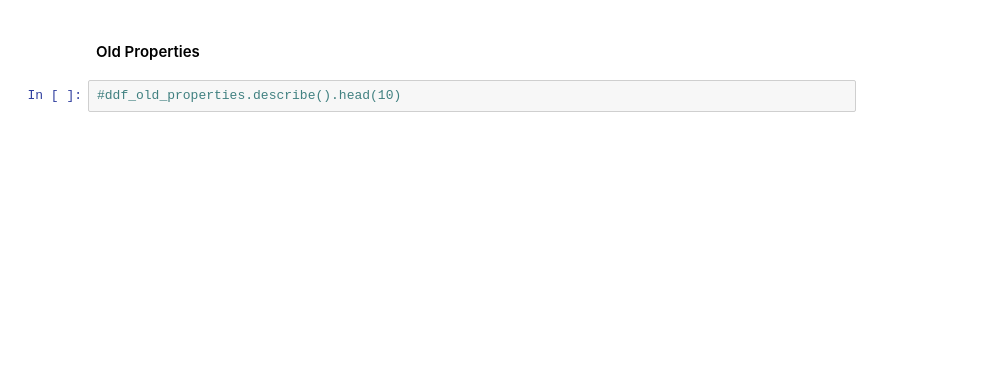
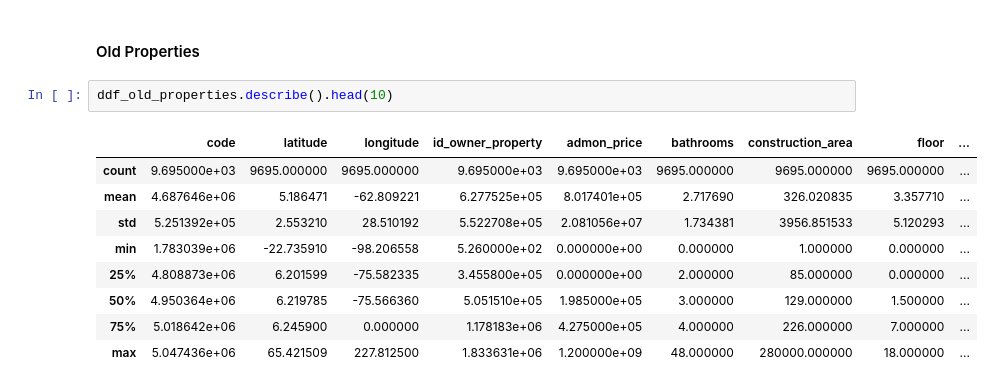
Before and after one commit to stivenramireza/anutibara-web-scraping, a Jupyter notebook: data-cleaning/data_preparation.ipynb, the cells around one changed output. Saved outputs shown, nothing was run; the diff lists cells and outputs as text; blank space fills up the shorter version.

```diff
--- a/data-cleaning/data_preparation.ipynb
+++ b/data-cleaning/data_preparation.ipynb
@@ -280,4 +277,14 @@ ValueError: The columns in the computed data do not match the columns in the pro
 # %% [markdown]
 #### Old Properties
 # %%
-#ddf_old_properties.describe().head(10)
+ddf_old_properties.describe().head(10)
+# %% [output]
+|  | code | latitude | longitude | id_owner_property | admon_price | bathrooms | construction_area | floor | ... |
+| count | 9.695000e+03 | 9695.000000 | 9695.000000 | 9.695000e+03 | 9.695000e+03 | 9695.000000 | 9695.000000 | 9695.000000 | ... |
+| mean | 4.687646e+06 | 5.186471 | -62.809221 | 6.277525e+05 | 8.017401e+05 | 2.717690 | 326.020835 | 3.357710 | ... |
+| std | 5.251392e+05 | 2.553210 | 28.510192 | 5.522708e+05 | 2.081056e+07 | 1.734381 | 3956.851533 | 5.120293 | ... |
+| min | 1.783039e+06 | -22.735910 | -98.206558 | 5.260000e+02 | 0.000000e+00 | 0.000000 | 1.000000 | 0.000000 | ... |
+| 25% | 4.808873e+06 | 6.201599 | -75.582335 | 3.455800e+05 | 0.000000e+00 | 2.000000 | 85.000000 | 0.000000 | ... |
+| 50% | 4.950364e+06 | 6.219785 | -75.566360 | 5.051510e+05 | 1.985000e+05 | 3.000000 | 129.000000 | 1.500000 | ... |
+| 75% | 5.018642e+06 | 6.245900 | 0.000000 | 1.178183e+06 | 4.275000e+05 | 4.000000 | 226.000000 | 7.000000 | ... |
+| max | 5.047436e+06 | 65.421509 | 227.812500 | 1.833631e+06 | 1.200000e+09 | 48.000000 | 280000.000000 | 18.000000 | ... |
```
Also changed, not shown: parts of 3 cells of this notebook.
